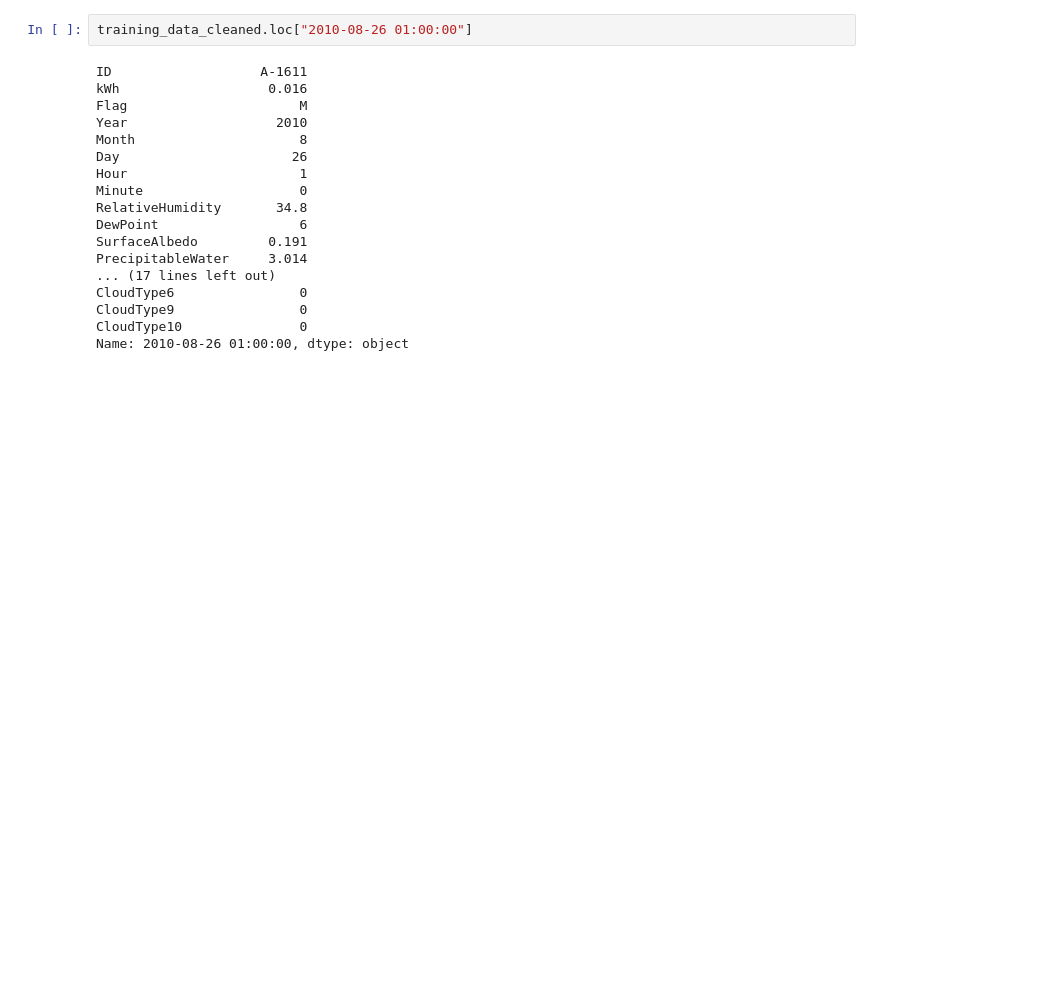
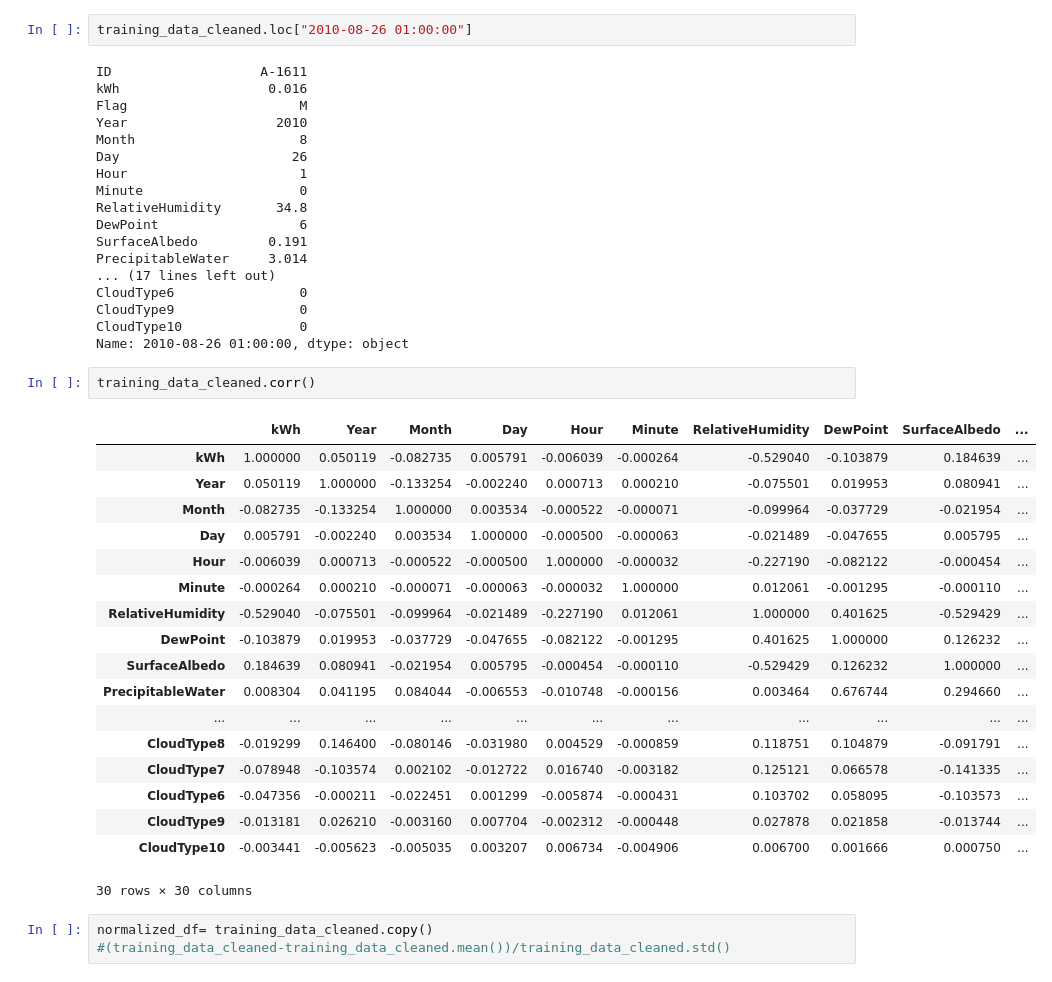
Before and after one commit to stephenjarrell19/California_renewable_energy_prod, a Jupyter notebook: master/forward_selection.ipynb, the cells around one changed output. Drawn from its saved outputs; the diff is of its cells as text; blank space fills up the shorter version.

```diff
--- a/master/forward_selection.ipynb
+++ b/master/forward_selection.ipynb
@@ -373,3 +332,27 @@ CloudType6                0
 CloudType9                0
 CloudType10               0
 Name: 2010-08-26 01:00:00, dtype: object
+# %%
+training_data_cleaned.corr()
+# %% [output]
+|  | kWh | Year | Month | Day | Hour | Minute | RelativeHumidity | DewPoint | SurfaceAlbedo | ... |
+| kWh | 1.000000 | 0.050119 | -0.082735 | 0.005791 | -0.006039 | -0.000264 | -0.529040 | -0.103879 | 0.184639 | ... |
+| Year | 0.050119 | 1.000000 | -0.133254 | -0.002240 | 0.000713 | 0.000210 | -0.075501 | 0.019953 | 0.080941 | ... |
+| Month | -0.082735 | -0.133254 | 1.000000 | 0.003534 | -0.000522 | -0.000071 | -0.099964 | -0.037729 | -0.021954 | ... |
+| Day | 0.005791 | -0.002240 | 0.003534 | 1.000000 | -0.000500 | -0.000063 | -0.021489 | -0.047655 | 0.005795 | ... |
+| Hour | -0.006039 | 0.000713 | -0.000522 | -0.000500 | 1.000000 | -0.000032 | -0.227190 | -0.082122 | -0.000454 | ... |
+| Minute | -0.000264 | 0.000210 | -0.000071 | -0.000063 | -0.000032 | 1.000000 | 0.012061 | -0.001295 | -0.000110 | ... |
+| RelativeHumidity | -0.529040 | -0.075501 | -0.099964 | -0.021489 | -0.227190 | 0.012061 | 1.000000 | 0.401625 | -0.529429 | ... |
+| DewPoint | -0.103879 | 0.019953 | -0.037729 | -0.047655 | -0.082122 | -0.001295 | 0.401625 | 1.000000 | 0.126232 | ... |
+| SurfaceAlbedo | 0.184639 | 0.080941 | -0.021954 | 0.005795 | -0.000454 | -0.000110 | -0.529429 | 0.126232 | 1.000000 | ... |
+| PrecipitableWater | 0.008304 | 0.041195 | 0.084044 | -0.006553 | -0.010748 | -0.000156 | 0.003464 | 0.676744 | 0.294660 | ... |
+| ... | ... | ... | ... | ... | ... | ... | ... | ... | ... | ... |
+| CloudType8 | -0.019299 | 0.146400 | -0.080146 | -0.031980 | 0.004529 | -0.000859 | 0.118751 | 0.104879 | -0.091791 | ... |
+| CloudType7 | -0.078948 | -0.103574 | 0.002102 | -0.012722 | 0.016740 | -0.003182 | 0.125121 | 0.066578 | -0.141335 | ... |
+| CloudType6 | -0.047356 | -0.000211 | -0.022451 | 0.001299 | -0.005874 | -0.000431 | 0.103702 | 0.058095 | -0.103573 | ... |
+| CloudType9 | -0.013181 | 0.026210 | -0.003160 | 0.007704 | -0.002312 | -0.000448 | 0.027878 | 0.021858 | -0.013744 | ... |
+| CloudType10 | -0.003441 | -0.005623 | -0.005035 | 0.003207 | 0.006734 | -0.004906 | 0.006700 | 0.001666 | 0.000750 | ... |
+30 rows × 30 columns
+# %%
+normalized_df= training_data_cleaned.copy()
+#(training_data_cleaned-training_data_cleaned.mean())/training_data_cleaned.std()
```
Also changed, not shown: parts of 9 cells of this notebook, 1 other file.
